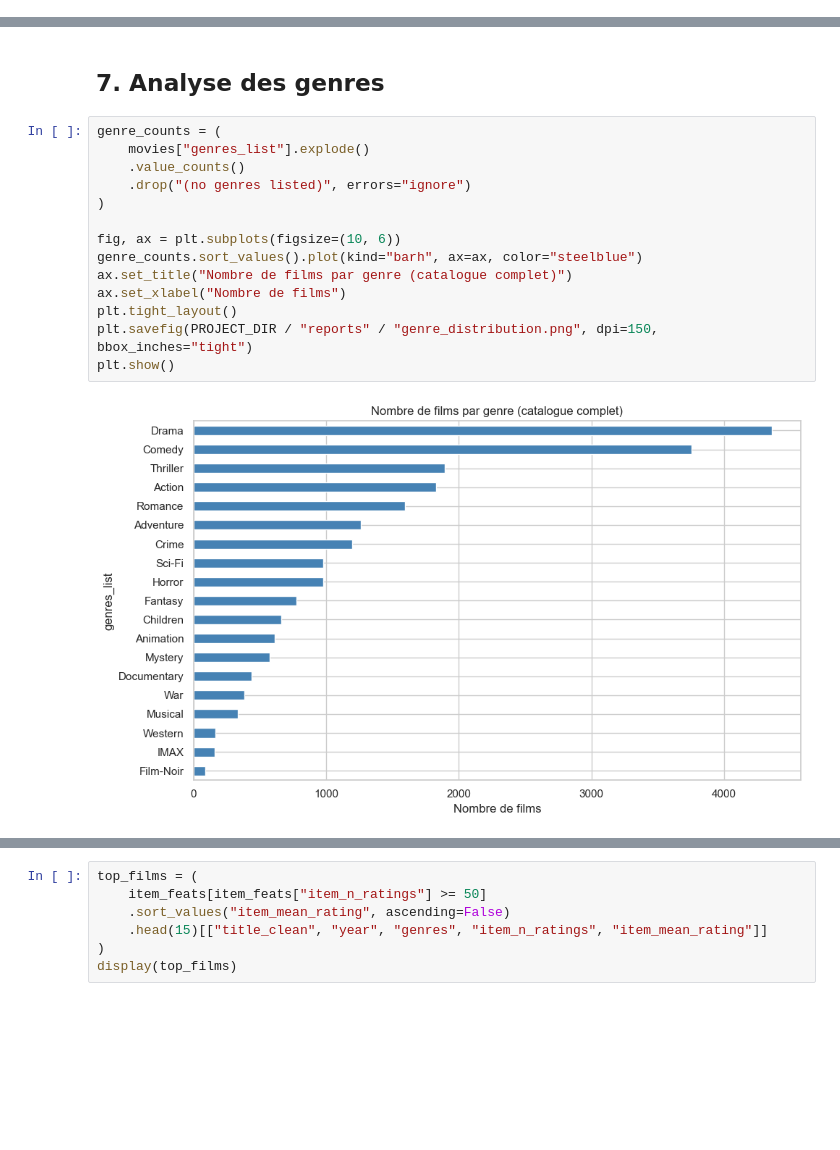
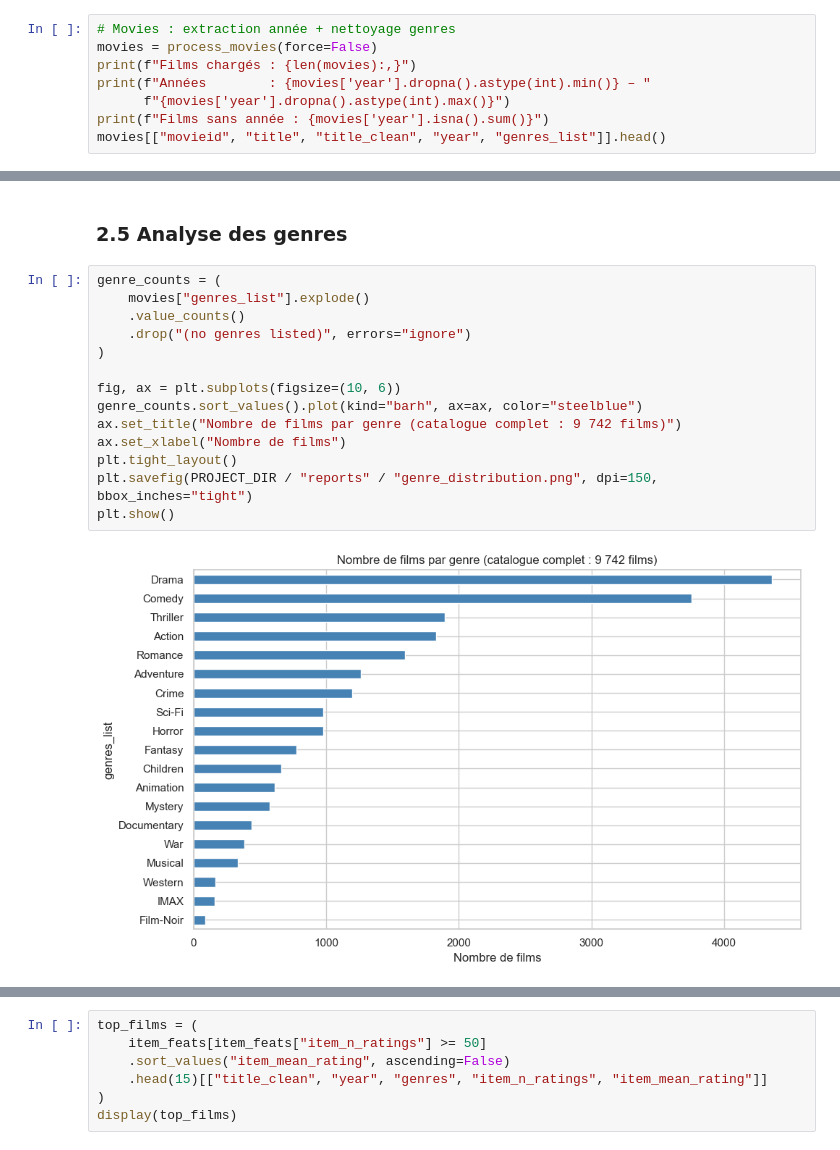
Before and after one commit to MoussaTorch/recommendation-film, a Jupyter notebook: notebooks/01-eda.ipynb, the cells around one changed output, grey strips where cells are left out. Saved outputs shown, nothing was run; the diff lists cells and outputs as text; blank space fills up the shorter version.

```diff
--- a/notebooks/01-eda.ipynb
+++ b/notebooks/01-eda.ipynb
@@ -92,0 +122,8 @@ movies.head()
+# %%
+# Movies : extraction année + nettoyage genres
+movies = process_movies(force=False)
+print(f"Films chargés : {len(movies):,}")
+print(f"Années        : {movies['year'].dropna().astype(int).min()} – "
+      f"{movies['year'].dropna().astype(int).max()}")
+print(f"Films sans année : {movies['year'].isna().sum()}")
+movies[["movieid", "title", "title_clean", "year", "genres_list"]].head()
@@ -221,19 +359,19 @@ plt.show()
 # %% [markdown]
-## 7. Analyse des genres
+### 2.5 Analyse des genres
 # %%
 genre_counts = (
     movies["genres_list"].explode()
     .value_counts()
     .drop("(no genres listed)", errors="ignore")
 )
 
 fig, ax = plt.subplots(figsize=(10, 6))
 genre_counts.sort_values().plot(kind="barh", ax=ax, color="steelblue")
-ax.set_title("Nombre de films par genre (catalogue complet)")
+ax.set_title("Nombre de films par genre (catalogue complet : 9 742 films)")
 ax.set_xlabel("Nombre de films")
 plt.tight_layout()
 plt.savefig(PROJECT_DIR / "reports" / "genre_distribution.png", dpi=150, bbox_inches="tight")
 plt.show()
 # %% [output]
-[figure, old version]
+[figure, new version]
 # %%
```
Also changed, not shown: parts of 39 cells of this notebook, 1 other file.
